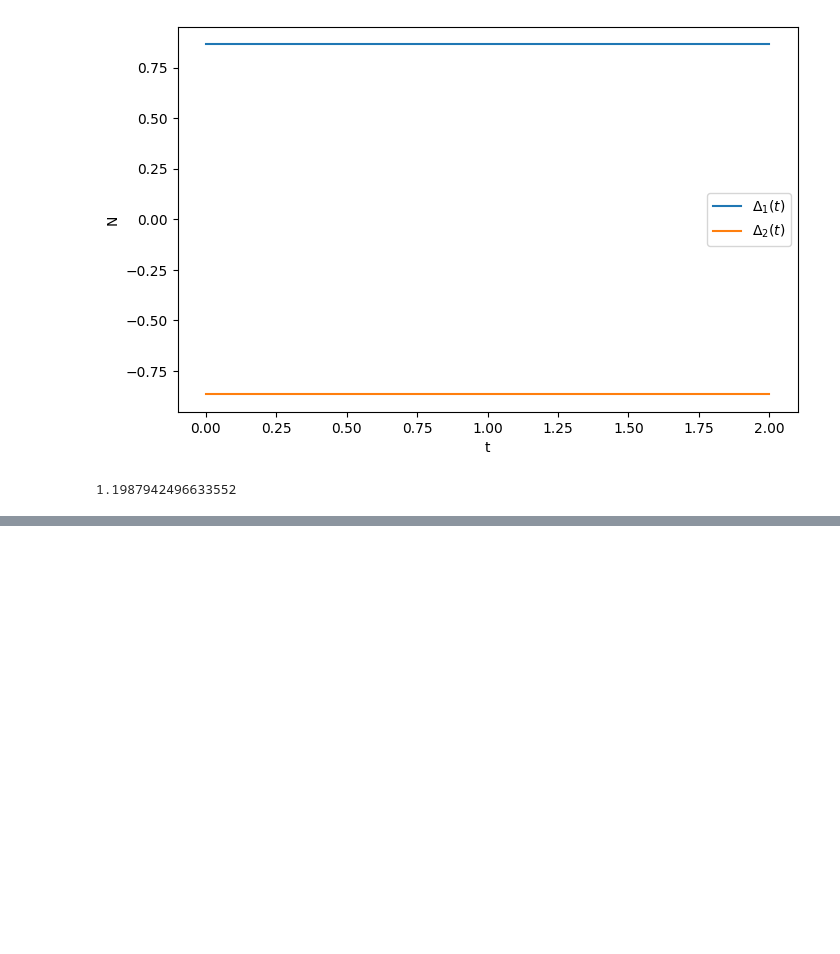
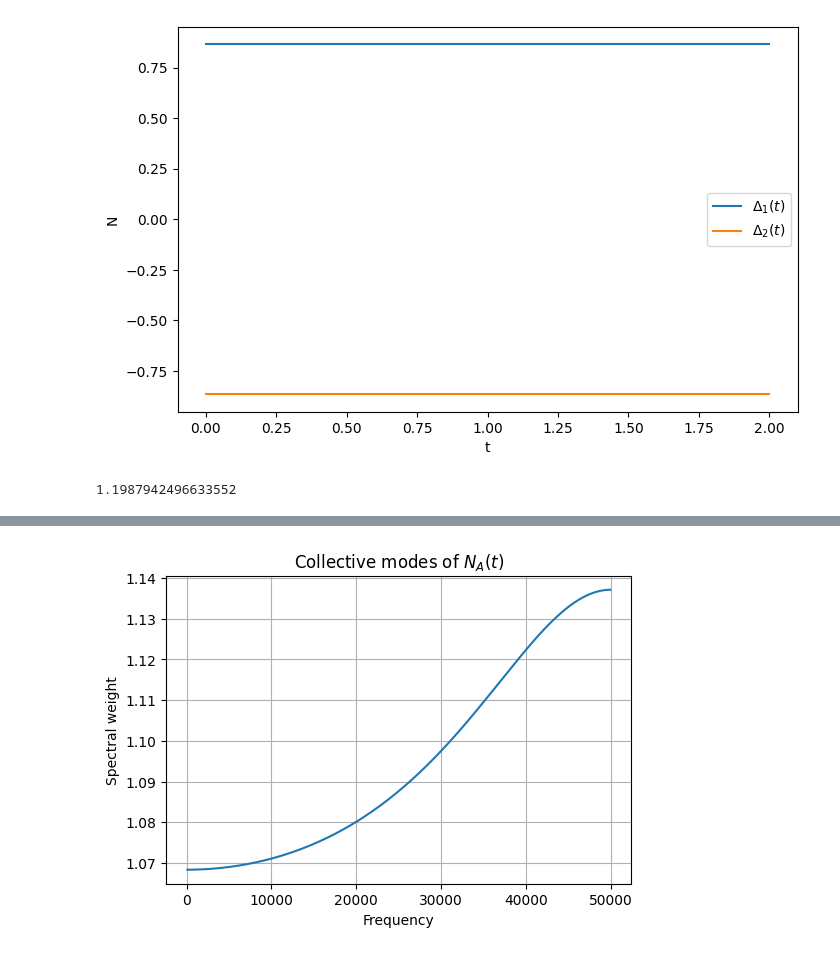
Before and after one commit to MaJaDiNu/strain-in-altermagnets, a Jupyter notebook: time dependent strain.ipynb, the cells around one changed output, grey strips where cells are left out. Drawn from its saved outputs; the diff is of its cells as text; code cells hidden in the pictures; blank space fills up the shorter version.

```diff
--- a/time dependent strain.ipynb
+++ b/time dependent strain.ipynb
@@ -13,6 +13,7 @@ t_3 = -0.025
 t_4 = -0.075
 kB = 8.617e-5
 T=0.1
+beta=1/(kB*T)
 
 # k-grid
 n_k = 150
@@ -281,7 +282,7 @@ U=3
 epsi=0.05
 n_0=1
 
-dt = 0.01              # time step
+dt = 0.1              # time step
 t_max = 2.0
 times = np.arange(0, t_max, dt)
 n_steps = int(t_max/dt)
@@ -321,0 +325,7 @@ find_mu(N_A0,N_B0,U,1,T,0.05)
+# %%
+N_A0 = 0.866006
+N_B0 = -0.866006
+mu0   = 1.198803
+U=3
+epsi=0.01
+n_0=1
@@ -321,0 +457,13 @@ find_mu(N_A0,N_B0,U,1,T,0.05)
+# %%
+freq = np.fft.fftfreq(len(time), d=dt)
+spec = np.abs(np.fft.fft(NA_t - np.mean(NA_t)))
+
+plt.figure(figsize=(6,4))
+plt.plot(freq[freq > 0], spec[freq > 0])
+plt.xlabel("Frequency")
+plt.ylabel("Spectral weight")
+plt.title("Collective modes of $N_A(t)$")
+plt.grid(True)
+plt.show()
+# %% [output]
+[figure, added]
```
Also changed, not shown: parts of 7 cells of this notebook.
